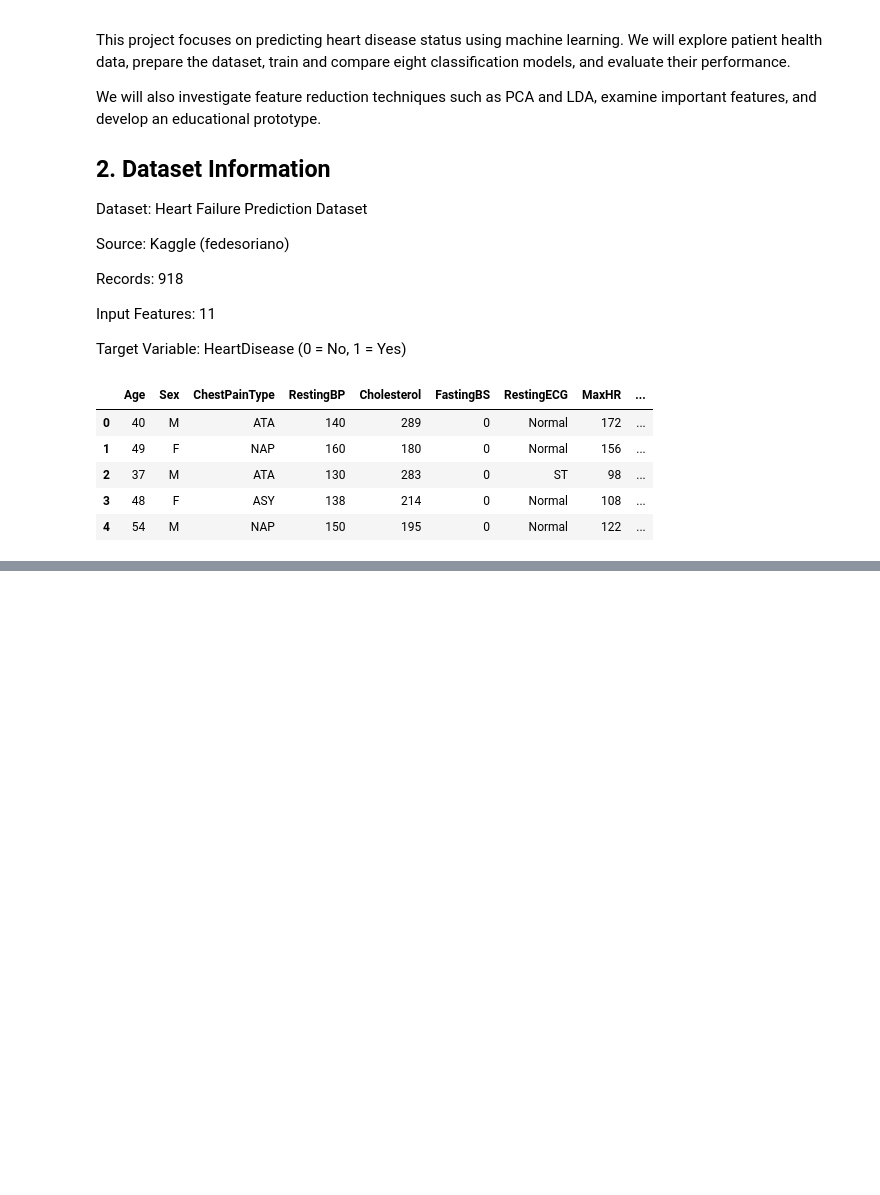
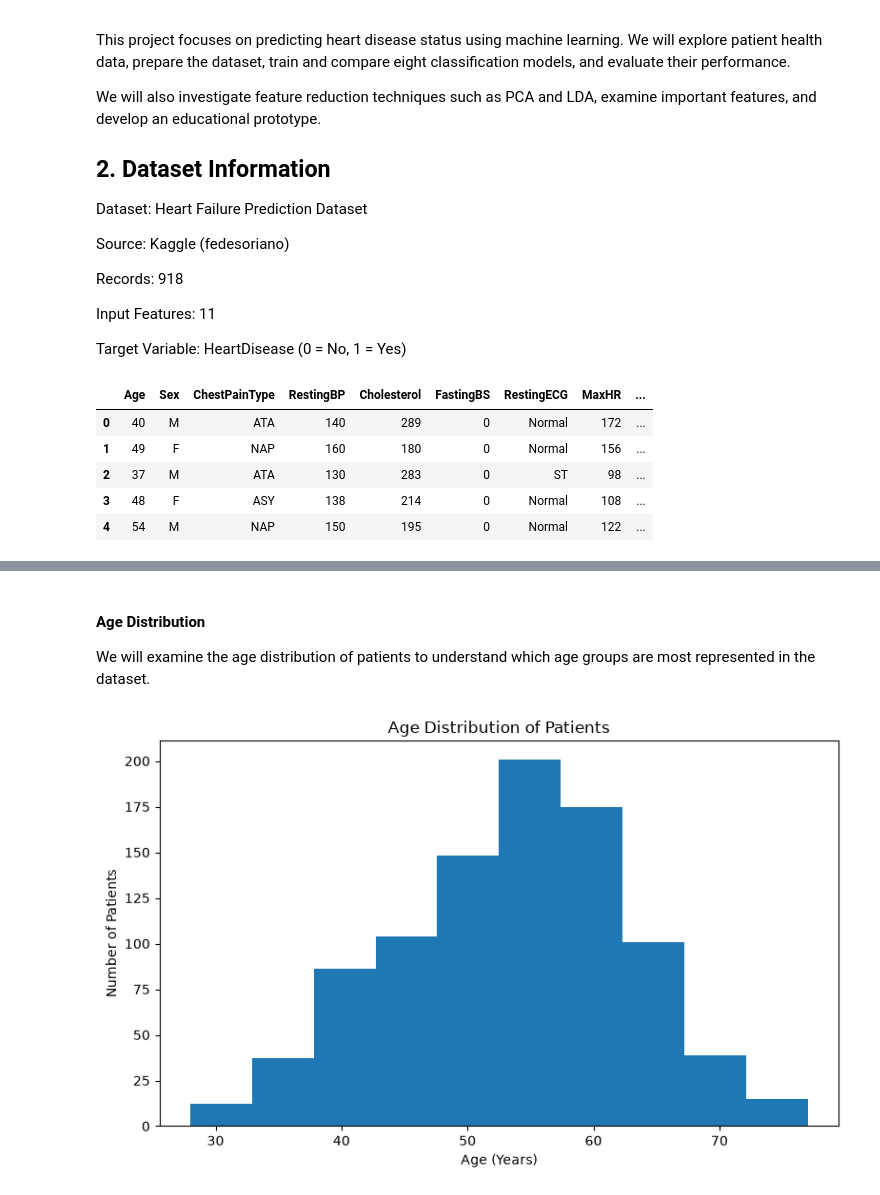
Before and after one commit to gautam-jenis/heart-disease-prediction, a Jupyter notebook: heart_disease_project.ipynb, the cells around one changed output, grey strips where cells are left out. Cells and saved outputs as stored; diff of their text form; code cells hidden in the pictures; blank space fills up the shorter version.

```diff
--- a/heart_disease_project.ipynb
+++ b/heart_disease_project.ipynb
@@ -34,0 +161,17 @@ df.head()
+# %% [markdown]
+#### Age Distribution
+
+We will examine the age distribution of patients to understand which age groups are most represented in the dataset.
+# %%
+plt.figure(figsize=(8, 5))
+
+plt.hist(df["Age"], bins=10)
+
+plt.title("Age Distribution of Patients")
+plt.xlabel("Age (Years)")
+plt.ylabel("Number of Patients")
+
+plt.tight_layout()
+plt.show()
+# %% [output]
+[figure, added]
```
Also changed, not shown: parts of 15 cells of this notebook.
